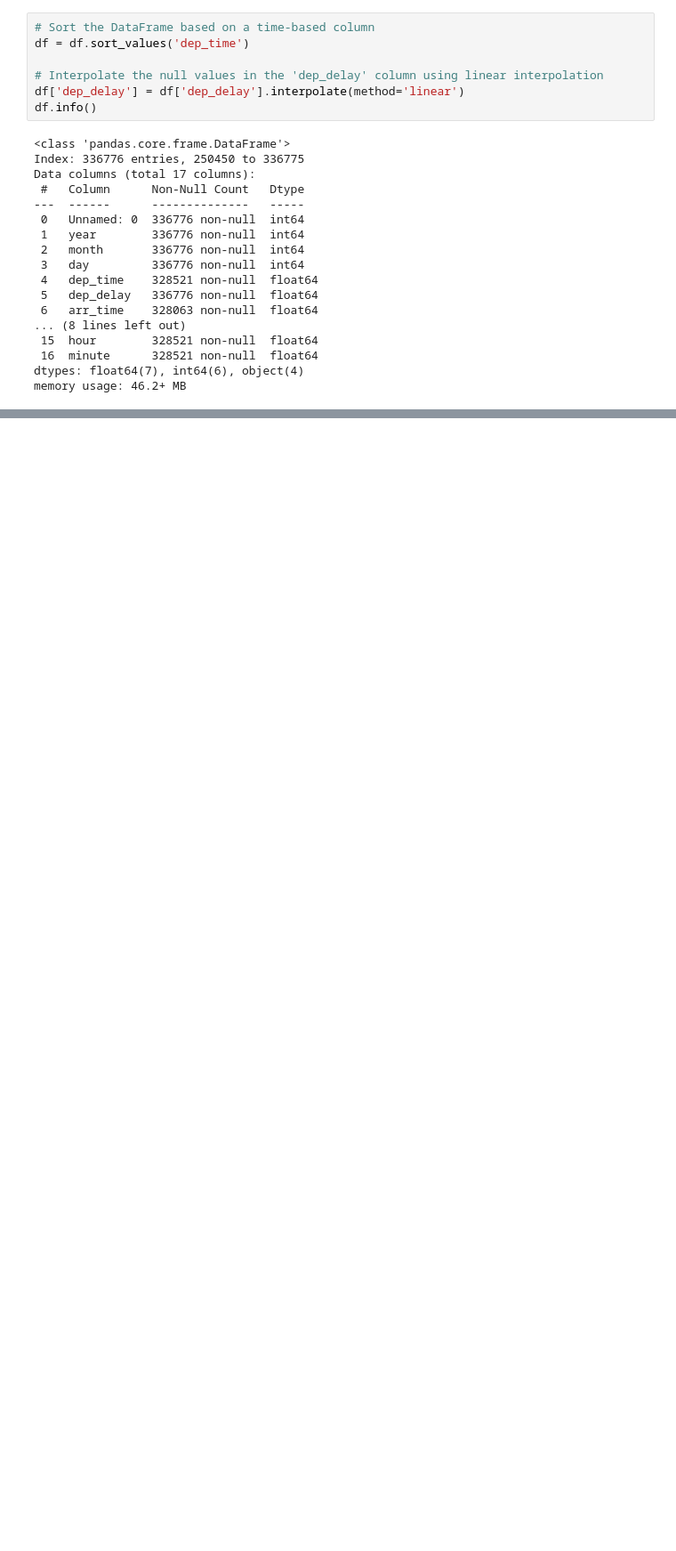
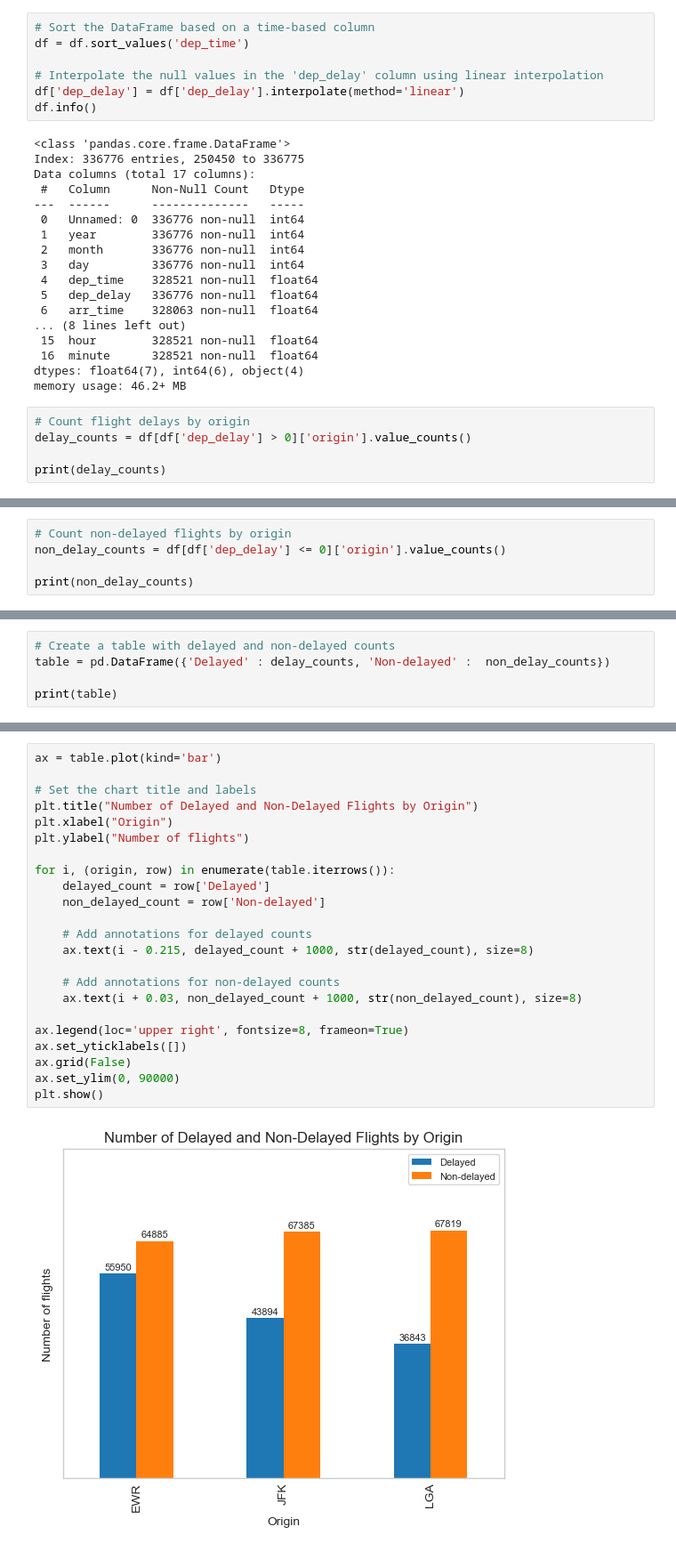
Before and after one commit to NoTimeToDie-debug/DA12-Tuan7-NguyenCatDat, a Jupyter notebook: DA12-Tuan_7-Nguyen_Cat_Dat.ipynb, the cells around one changed output, grey strips where cells are left out. Shown: that part at 89% size. Cells and saved outputs as stored; diff of their text form; blank space fills up the shorter version.

```diff
--- a/DA12-Tuan_7-Nguyen_Cat_Dat.ipynb
+++ b/DA12-Tuan_7-Nguyen_Cat_Dat.ipynb
@@ -71,3 +72,8 @@ Data columns (total 17 columns):
  16  minute      328521 non-null  float64
 dtypes: float64(7), int64(6), object(4)
 memory usage: 46.2+ MB
+# %%
+# Count flight delays by origin
+delay_counts = df[df['dep_delay'] > 0]['origin'].value_counts()
+
+print(delay_counts)
@@ -73,0 +86,5 @@ memory usage: 46.2+ MB
+# %%
+# Count non-delayed flights by origin
+non_delay_counts = df[df['dep_delay'] <= 0]['origin'].value_counts()
+
+print(non_delay_counts)
@@ -73,0 +97,5 @@ memory usage: 46.2+ MB
+# %%
+# Create a table with delayed and non-delayed counts
+table = pd.DataFrame({'Delayed' : delay_counts, 'Non-delayed' :  non_delay_counts})
+
+print(table)
@@ -73,0 +108,25 @@ memory usage: 46.2+ MB
+# %%
+ax = table.plot(kind='bar')
+
+# Set the chart title and labels
+plt.title("Number of Delayed and Non-Delayed Flights by Origin")
+plt.xlabel("Origin")
+plt.ylabel("Number of flights")
+
+for i, (origin, row) in enumerate(table.iterrows()):
+    delayed_count = row['Delayed']
+    non_delayed_count = row['Non-delayed']
+
+    # Add annotations for delayed counts
+    ax.text(i - 0.215, delayed_count + 1000, str(delayed_count), size=8)
+
+    # Add annotations for non-delayed counts
+    ax.text(i + 0.03, non_delayed_count + 1000, str(non_delayed_count), size=8)
+
+ax.legend(loc='upper right', fontsize=8, frameon=True)
+ax.set_yticklabels([])
+ax.grid(False)
+ax.set_ylim(0, 90000)
+plt.show()
+# %% [output]
+[figure, added]
```
Also changed, not shown: parts of 4 cells of this notebook.
